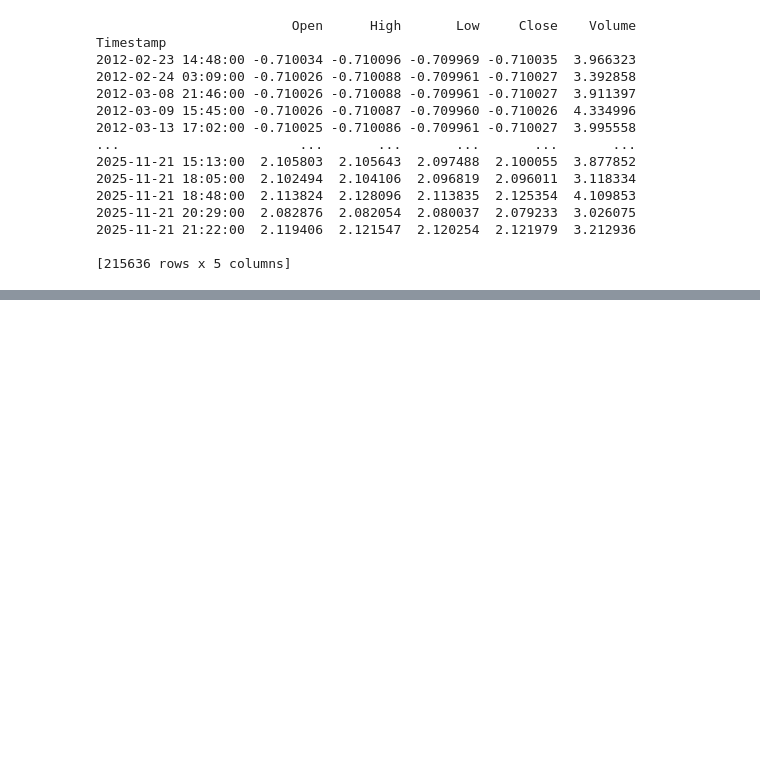
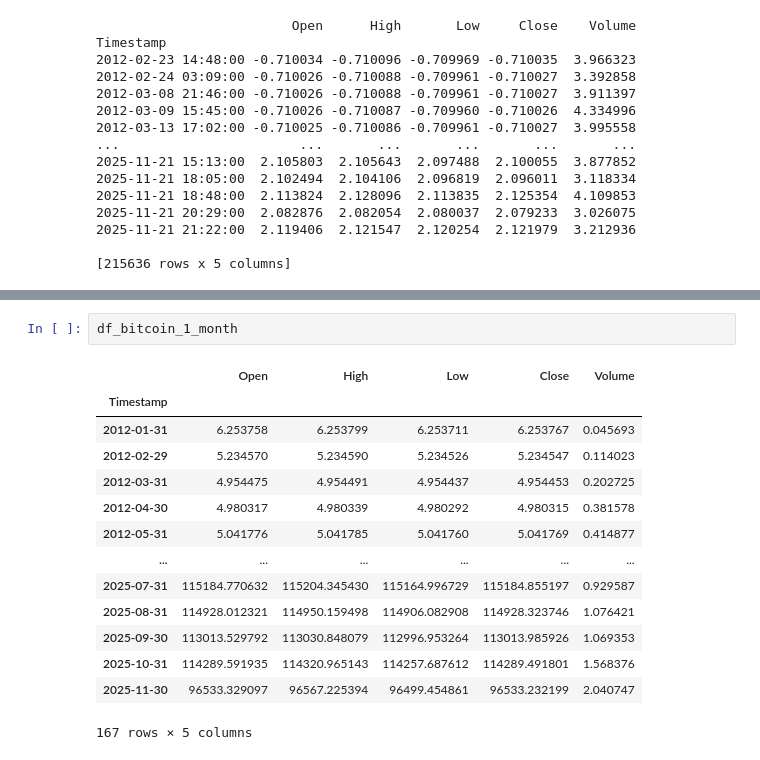
Before and after one commit to GoupilV/Analyse-du-Bitcoin---8PRO408, a Jupyter notebook: Analyse temporelle du Bitcoin.ipynb, the cells around one changed output, grey strips where cells are left out. Cells and saved outputs as stored; diff of their text form; blank space fills up the shorter version.

```diff
--- a/Analyse temporelle du Bitcoin.ipynb
+++ b/Analyse temporelle du Bitcoin.ipynb
@@ -208,0 +256,17 @@ Timestamp
+# %%
+df_bitcoin_1_month
+# %% [output]
+|  | Open | High | Low | Close | Volume |
+| Timestamp |  |  |  |  |  |
+| 2012-01-31 | 6.253758 | 6.253799 | 6.253711 | 6.253767 | 0.045693 |
+| 2012-02-29 | 5.234570 | 5.234590 | 5.234526 | 5.234547 | 0.114023 |
+| 2012-03-31 | 4.954475 | 4.954491 | 4.954437 | 4.954453 | 0.202725 |
+| 2012-04-30 | 4.980317 | 4.980339 | 4.980292 | 4.980315 | 0.381578 |
+| 2012-05-31 | 5.041776 | 5.041785 | 5.041760 | 5.041769 | 0.414877 |
+| ... | ... | ... | ... | ... | ... |
+| 2025-07-31 | 115184.770632 | 115204.345430 | 115164.996729 | 115184.855197 | 0.929587 |
+| 2025-08-31 | 114928.012321 | 114950.159498 | 114906.082908 | 114928.323746 | 1.076421 |
+| 2025-09-30 | 113013.529792 | 113030.848079 | 112996.953264 | 113013.985926 | 1.069353 |
+| 2025-10-31 | 114289.591935 | 114320.965143 | 114257.687612 | 114289.491801 | 1.568376 |
+| 2025-11-30 | 96533.329097 | 96567.225394 | 96499.454861 | 96533.232199 | 2.040747 |
+167 rows × 5 columns
```
Also changed, not shown: parts of 9 cells of this notebook.
